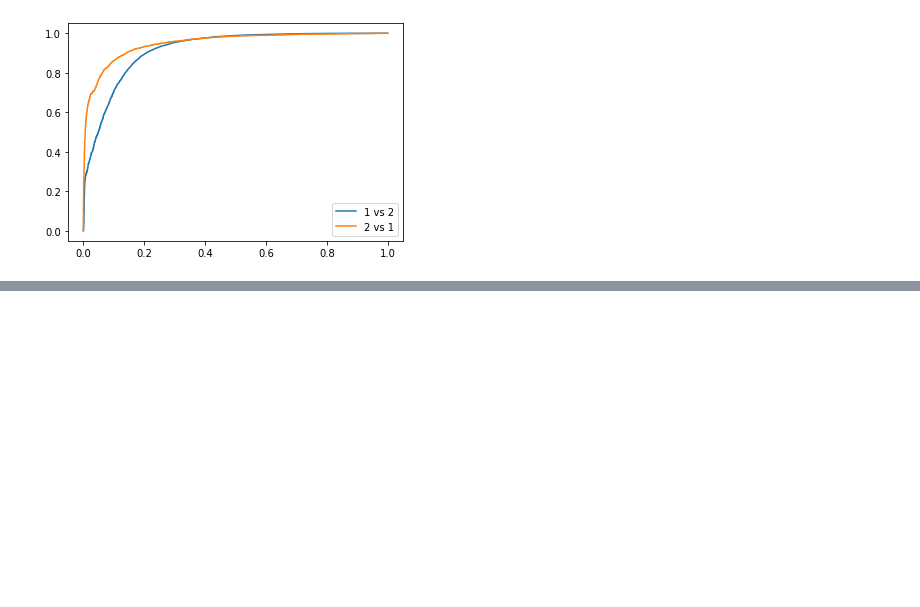
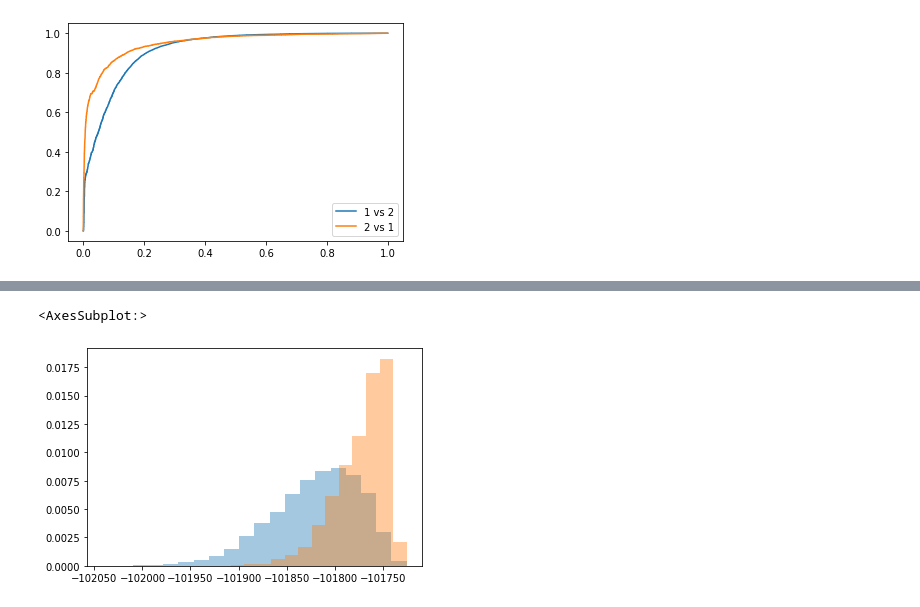
Before and after one commit to jlatko/text-anomaly-detection, a Jupyter notebook: data_analysis.ipynb, the cells around one changed output, grey strips where cells are left out. Cells and saved outputs as stored; diff of their text form; code cells hidden in the pictures; blank space fills up the shorter version.

```diff
--- a/data_analysis.ipynb
+++ b/data_analysis.ipynb
@@ -363,0 +480,6 @@ g
+# %%
+sns.distplot(v1_scores, bins=20, kde=False, norm_hist=True)
+sns.distplot(v2_scores, bins=20, kde=False, norm_hist=True)
+# %% [output]
+<AxesSubplot:>
+[figure, added]
```
Also changed, not shown: parts of 30 cells of this notebook, 1 other file.
